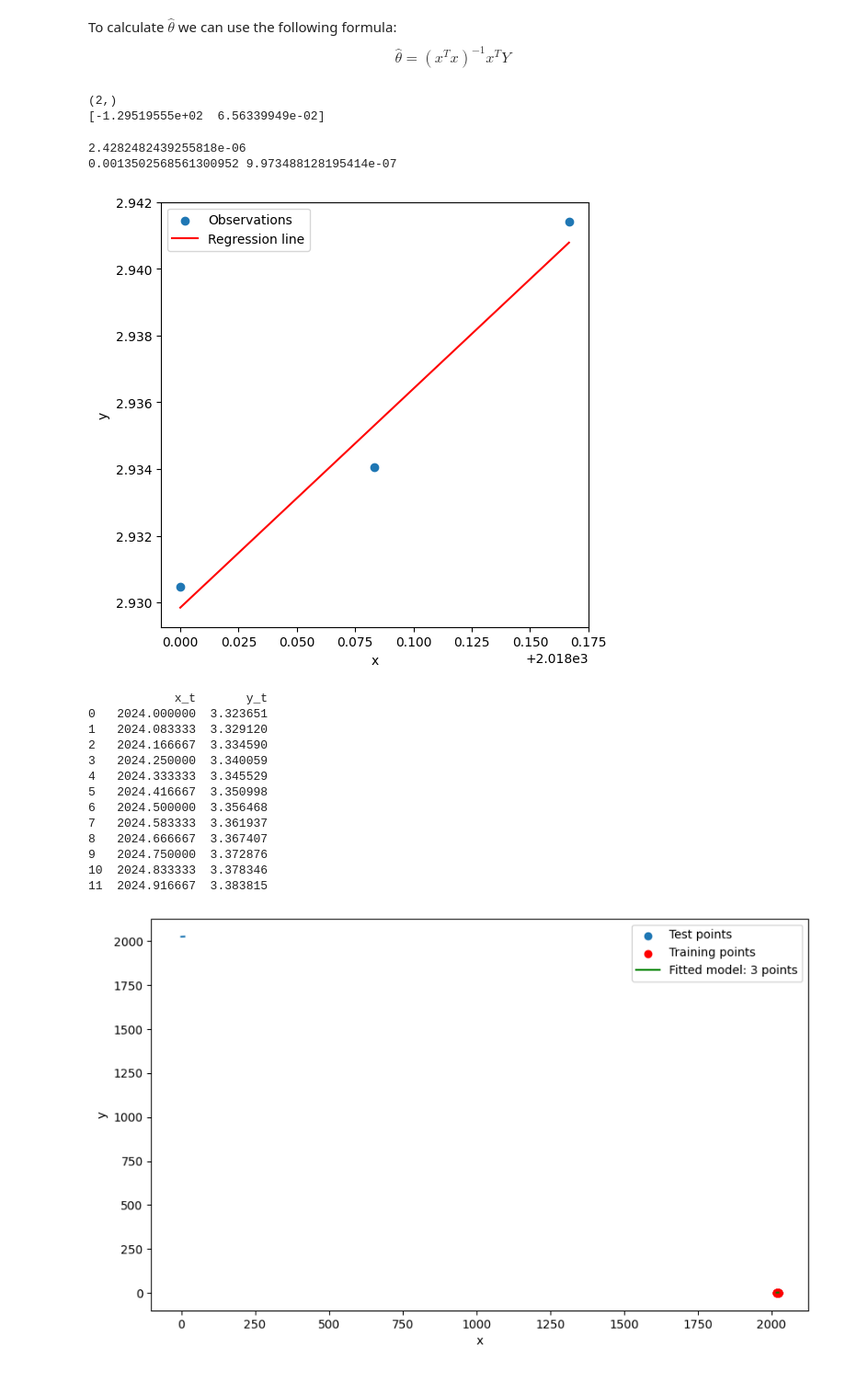
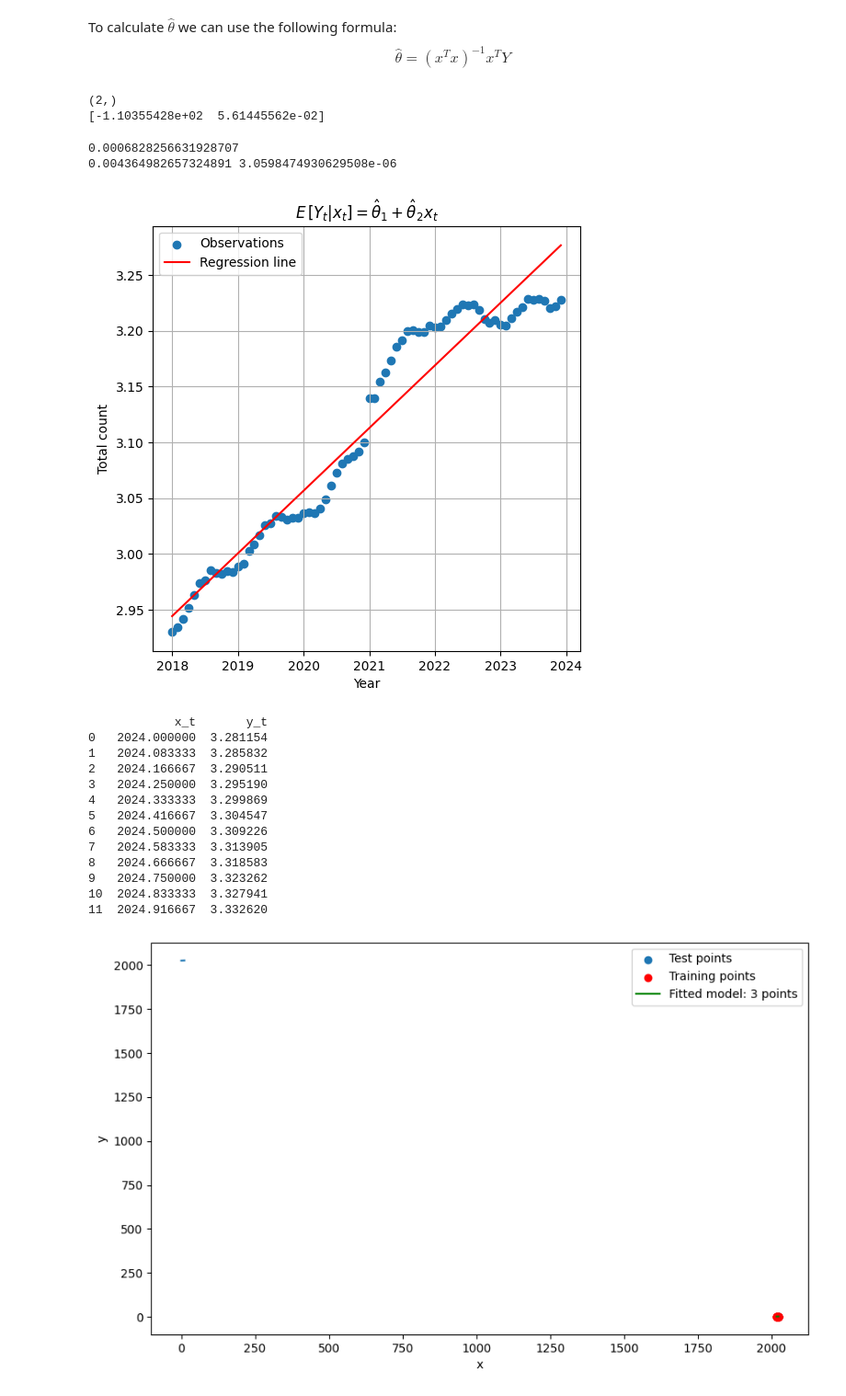
Before and after one commit to valentinatrolese02-collab/time_series_analysis, a Jupyter notebook: assignment1/assignment1.ipynb, the cells around one changed output. Shown at 92% size. Drawn from its saved outputs; the diff is of its cells as text; code cells hidden in the pictures.

```diff
--- a/assignment1/assignment1.ipynb
+++ b/assignment1/assignment1.ipynb
@@ -87,9 +104,9 @@ plt.tight_layout()
 # %% [markdown]
 ## 2. Defining X and y
 # %%
-y3 = Dtrain["total"].iloc[:3].to_numpy()
-x3 = Dtrain["year"].iloc[:3].to_numpy()
-x3 = np.c_[np.ones(3), x3]   # adds a column of 1s in front
+y3 = Dtrain["total"].to_numpy()
+x3 = Dtrain["year"].to_numpy()
+x3 = np.c_[np.ones(x3.shape), x3]   # adds a column of 1s in front
 
 print(x3.shape)  # should be [2018. , 2018.0833..., 2018.1666...]
 print(y3.shape)  # your first 3 totals (in millions)
@@ -110,34 +127,36 @@ print(theta.shape)
 print(theta)
 # %% [output]
 (2,)
-[-1.29519555e+02  6.56339949e-02]
+[-1.10355428e+02  5.61445562e-02]
 # %%
-n = 3 #number of samples
+n = len(x3) #number of samples
 p = 2 # number of parameters
 C = y3 - x3 @ theta
 sigma_sq = (np.transpose(C)@(C))/(n-p)
 print(sigma_sq)
 
 x_mean = np.mean(x3)
 S_xx = (len(x3) - 1) * np.var(x3, ddof=1)
 
 sigma1 = np.sqrt(sigma_sq*(1/n + (x_mean)**2/S_xx))
 sigma2 = np.sqrt(sigma_sq/S_xx)
 
 print(sigma1, sigma2)
-x_plot = np.linspace(x3[0, 1], x3[2, 1], 100)
+x_plot = np.linspace(x3[0, 1], x3[-1, 1], 1000)
 f = lambda x: theta[0] + x * theta[1]
 
 plt.figure(figsize=(6,6))
 plt.scatter(x3[:, 1], y3, label='Observations')
 plt.plot(x_plot, f(x_plot), label='Regression line', color ='r')
-plt.xlabel('x')
-plt.ylabel('y')
+plt.xlabel('Year')
+plt.ylabel('Total count')
+plt.title("$E\,[Y_t | x_t]= \hat{\\theta}_1 + \hat{\\theta}_2x_t$")
+plt.grid(True)
 plt.legend();
 # %% [output]
-2.4282482439255818e-06
-0.0013502568561300952 9.973488128195414e-07
+0.0006828256631928707
+0.004364982657324891 3.0598474930629508e-06
-[figure, old version]
+[figure, new version]
 # %%
 x_test = Dtest["year"].values
 y_pred = theta[0] + theta[1] * x_test
@@ -146,18 +165,18 @@ df = pd.DataFrame({"x_t": x_test, "y_t": y_pred})
 print(df)
 # %% [output]
             x_t       y_t
-0   2024.000000  3.323651
-1   2024.083333  3.329120
-2   2024.166667  3.334590
-3   2024.250000  3.340059
-4   2024.333333  3.345529
-5   2024.416667  3.350998
-6   2024.500000  3.356468
-7   2024.583333  3.361937
-8   2024.666667  3.367407
-9   2024.750000  3.372876
-10  2024.833333  3.378346
-11  2024.916667  3.383815
+0   2024.000000  3.281154
+1   2024.083333  3.285832
+2   2024.166667  3.290511
+3   2024.250000  3.295190
+4   2024.333333  3.299869
+5   2024.416667  3.304547
+6   2024.500000  3.309226
+7   2024.583333  3.313905
+8   2024.666667  3.318583
+9   2024.750000  3.323262
+10  2024.833333  3.327941
+11  2024.916667  3.332620
 # %%
 def prediction_interval_ols(x_train, theta, sigma_sq, x_new, alpha=0.05):
     """
```
Also changed, not shown: parts of 6 cells of this notebook, 5 other files.
